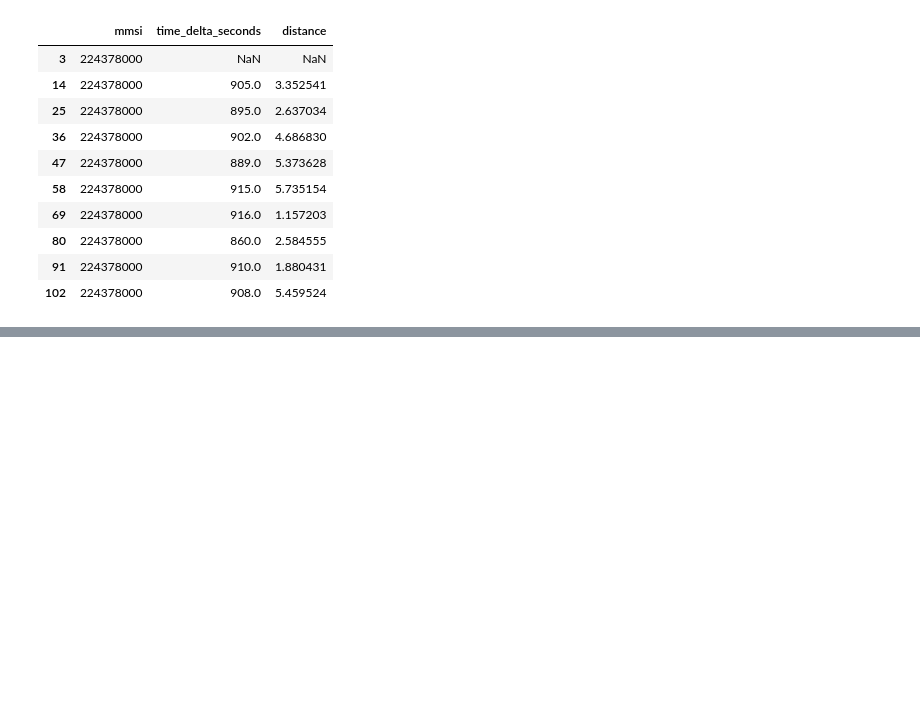
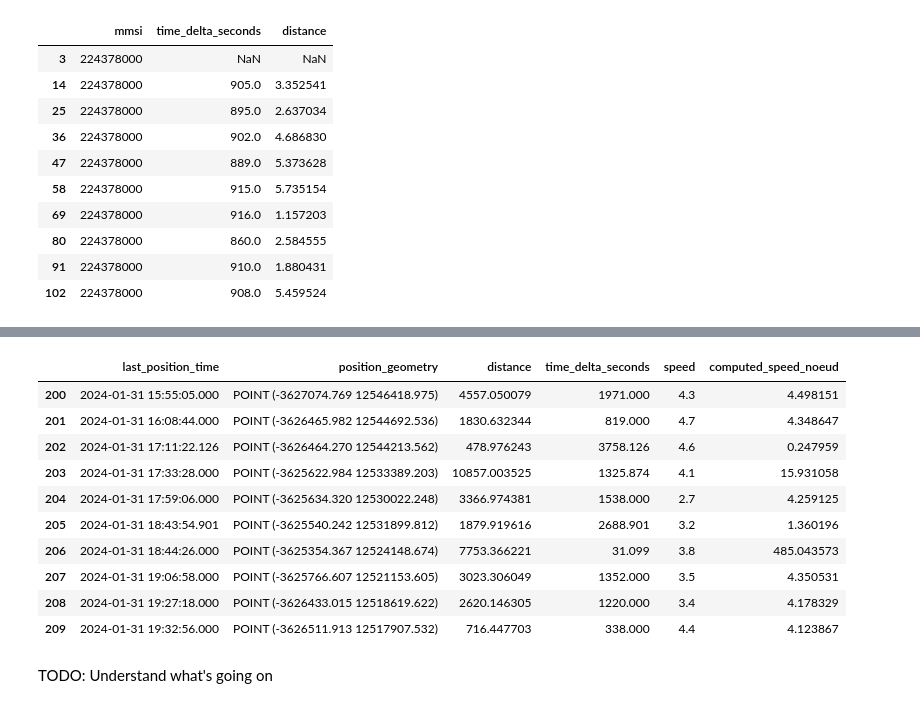
Before and after one commit to dataforgoodfr/12_bloom, a Jupyter notebook: data_analysis/notebooks/playground.ipynb, the cells around one changed output, grey strips where cells are left out. Cells and saved outputs as stored; diff of their text form; code cells hidden in the pictures; blank space fills up the shorter version.

```diff
--- a/data_analysis/notebooks/playground.ipynb
+++ b/data_analysis/notebooks/playground.ipynb
@@ -149,0 +264,16 @@ spire_positions_df.sort_values(["mmsi", "last_position_time"])[["mmsi", "time_de
+# %%
+franca_morte_df.iloc[200:210]
+# %% [output]
+|  | last_position_time | position_geometry | distance | time_delta_seconds | speed | computed_speed_noeud |
+| 200 | 2024-01-31 15:55:05.000 | POINT (-3627074.769 12546418.975) | 4557.050079 | 1971.000 | 4.3 | 4.498151 |
+| 201 | 2024-01-31 16:08:44.000 | POINT (-3626465.982 12544692.536) | 1830.632344 | 819.000 | 4.7 | 4.348647 |
+| 202 | 2024-01-31 17:11:22.126 | POINT (-3626464.270 12544213.562) | 478.976243 | 3758.126 | 4.6 | 0.247959 |
+| 203 | 2024-01-31 17:33:28.000 | POINT (-3625622.984 12533389.203) | 10857.003525 | 1325.874 | 4.1 | 15.931058 |
+| 204 | 2024-01-31 17:59:06.000 | POINT (-3625634.320 12530022.248) | 3366.974381 | 1538.000 | 2.7 | 4.259125 |
+| 205 | 2024-01-31 18:43:54.901 | POINT (-3625540.242 12531899.812) | 1879.919616 | 2688.901 | 3.2 | 1.360196 |
+| 206 | 2024-01-31 18:44:26.000 | POINT (-3625354.367 12524148.674) | 7753.366221 | 31.099 | 3.8 | 485.043573 |
+| 207 | 2024-01-31 19:06:58.000 | POINT (-3625766.607 12521153.605) | 3023.306049 | 1352.000 | 3.5 | 4.350531 |
+| 208 | 2024-01-31 19:27:18.000 | POINT (-3626433.015 12518619.622) | 2620.146305 | 1220.000 | 3.4 | 4.178329 |
+| 209 | 2024-01-31 19:32:56.000 | POINT (-3626511.913 12517907.532) | 716.447703 | 338.000 | 4.4 | 4.123867 |
+# %% [markdown]
+TODO: Understand what's going on
```
Also changed, not shown: parts of 30 cells of this notebook.
